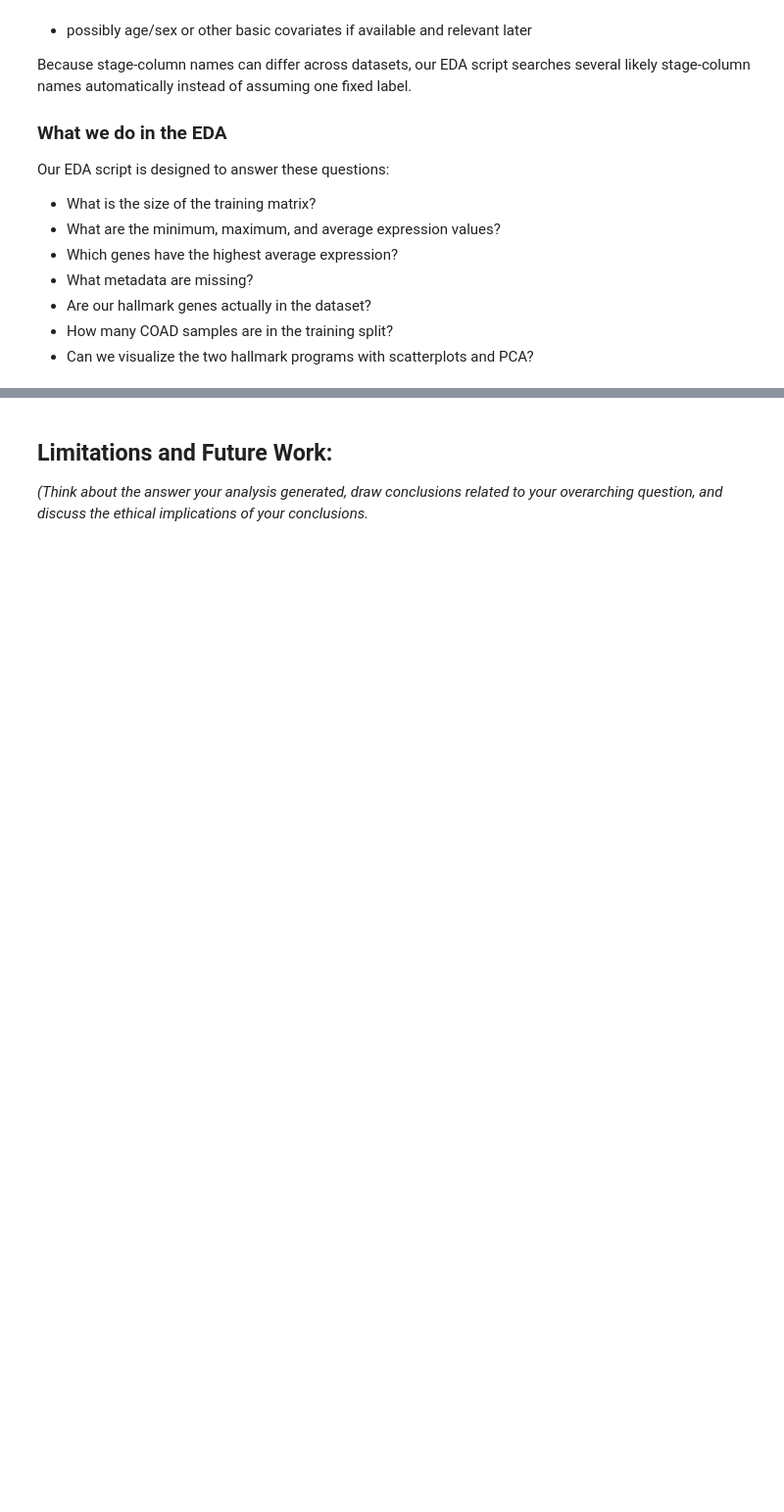
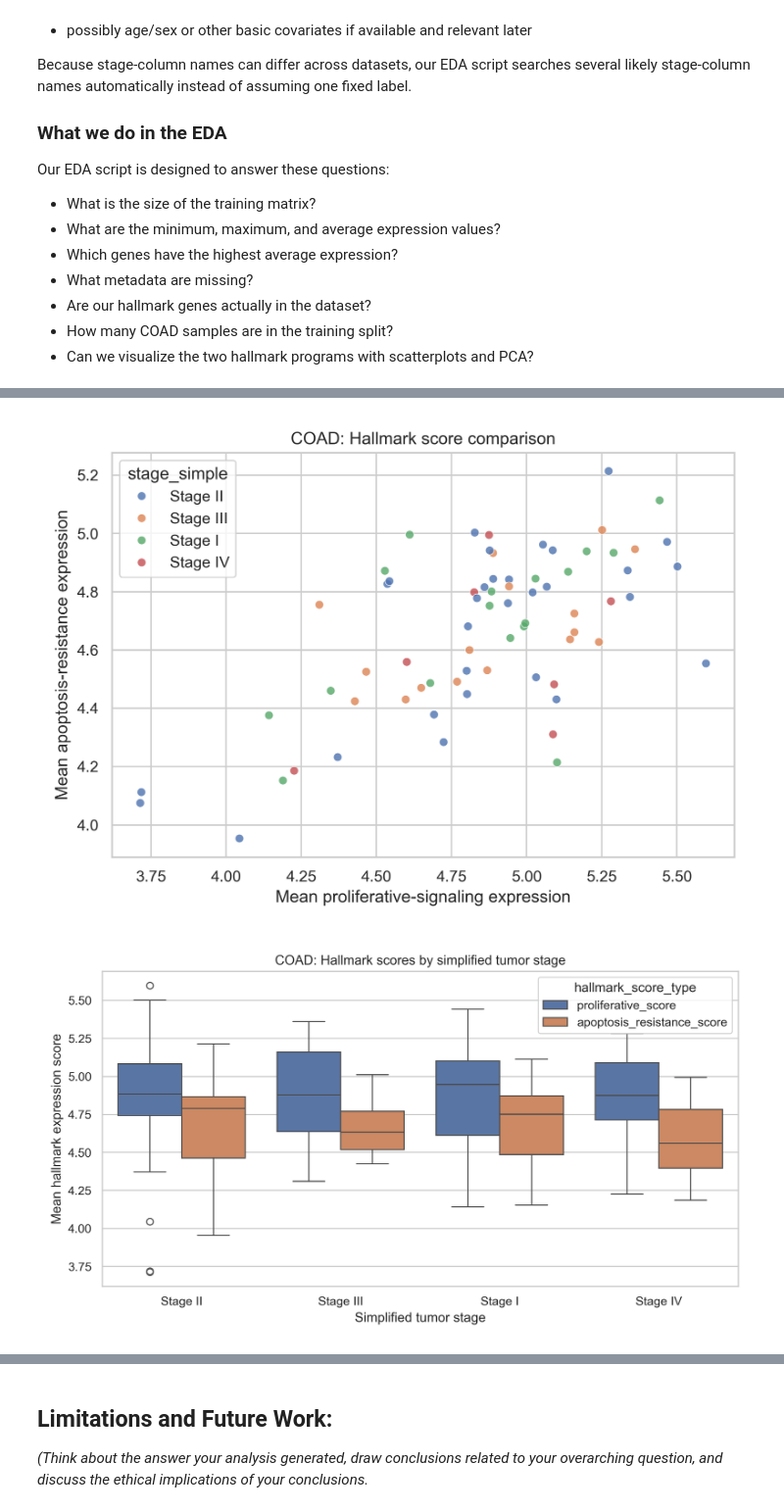
Before and after one commit to willdm1/Module-4-Cancer, a Jupyter notebook: code/Module 4 OFFICIAL.ipynb, the cells around one changed output, grey strips where cells are left out. Shown at 98% size. Saved outputs shown, nothing was run; the diff lists cells and outputs as text; code cells hidden in the pictures; blank space fills up the shorter version.

```diff
--- a/code/Module 4 OFFICIAL.ipynb
+++ b/code/Module 4 OFFICIAL.ipynb
@@ -178,0 +151,18 @@ The machine learning technique I am using is: *fill in and describe*
+# %%
+from pathlib import Path
+import sys
+import importlib
+import pandas as pd
+from IPython.display import display
+
+pd.options.display.float_format = "{:.6f}".format
+
+NOTEBOOK_DIR = Path.cwd()
+PROJECT_ROOT = NOTEBOOK_DIR.parent if NOTEBOOK_DIR.name.lower() == "code" else NOTEBOOK_DIR
+CODE_DIR = PROJECT_ROOT / "code"
+
+if str(CODE_DIR) not in sys.path:
+    sys.path.append(str(CODE_DIR))
+
+import EDA
+importlib.reload(EDA)
@@ -178,0 +383,13 @@ The machine learning technique I am using is: *fill in and describe*
+# %%
+from IPython.display import Image, display
+
+results_dir = PROJECT_ROOT / "results"
+
+display(Image(filename=str(results_dir / "COAD_hallmark_score_scatter.png")))
+display(Image(filename=str(results_dir / "COAD_hallmark_scores_by_stage.png")))
+display(Image(filename=str(results_dir / "COAD_PCA_by_stage.png")))
+display(Image(filename=str(results_dir / "COAD_PCA_by_cluster.png")))
+display(Image(filename=str(results_dir / "COAD_kmeans_silhouette.png")))
+# %% [output]
+[figure, added]
+[figure, added]
```
Also changed, not shown: parts of 37 cells of this notebook, 14 other files.
